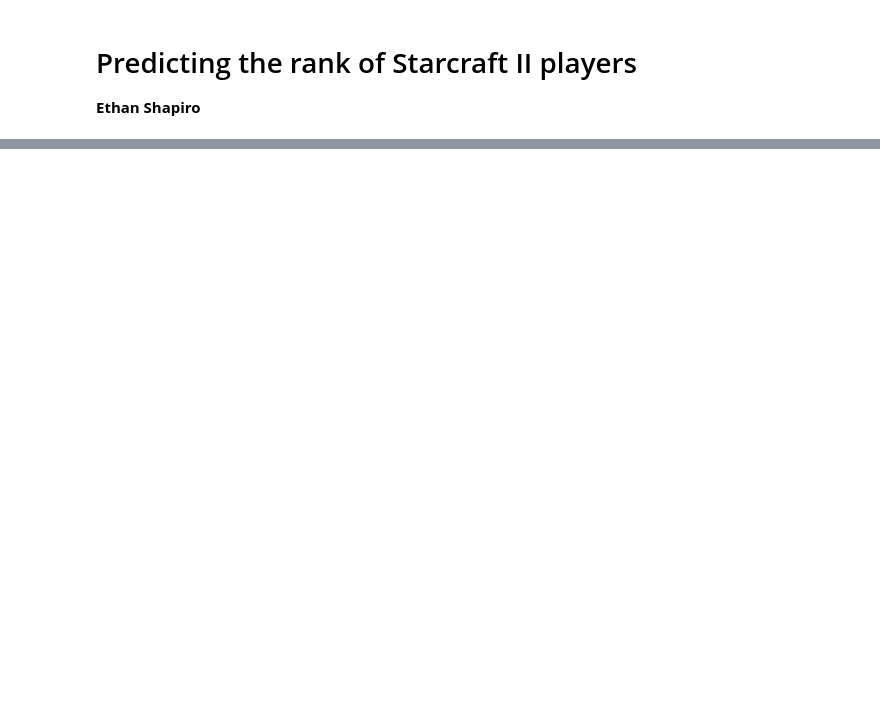
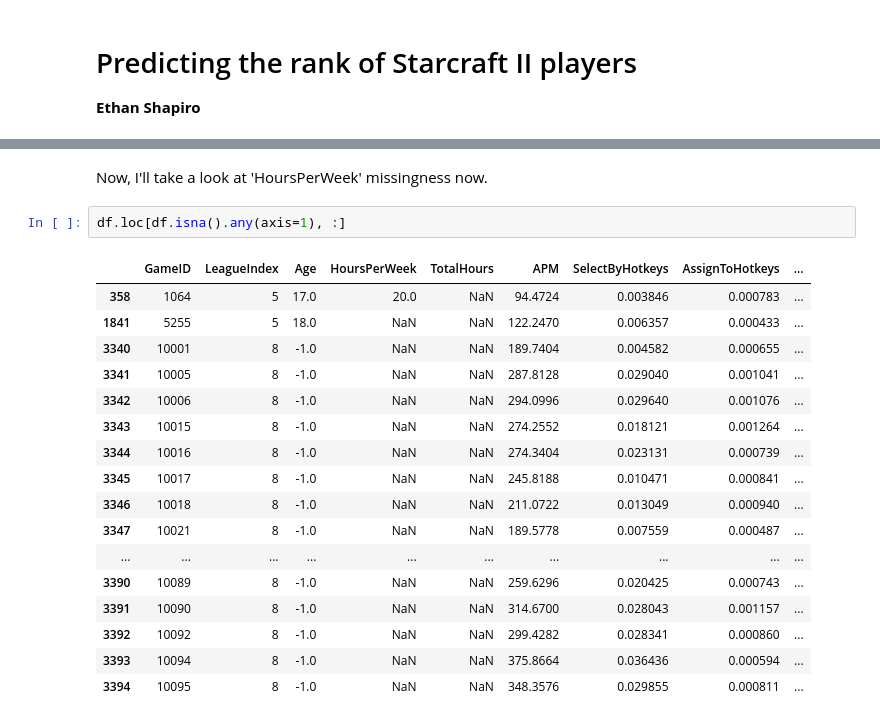
Before and after one commit to Ethan-Shapiro/EG-Starcraft-II-Project, a Jupyter notebook: notebook.ipynb, the cells around one changed output, grey strips where cells are left out. Drawn from its saved outputs; the diff is of its cells as text; blank space fills up the shorter version.

```diff
--- a/notebook.ipynb
+++ b/notebook.ipynb
@@ -108,0 +265,22 @@ Our model has worse precision for complainants that are non-minorities than it d
+# %% [markdown]
+Now, I'll take a look at 'HoursPerWeek' missingness now.
+# %%
+df.loc[df.isna().any(axis=1), :]
+# %% [output]
+|  | GameID | LeagueIndex | Age | HoursPerWeek | TotalHours | APM | SelectByHotkeys | AssignToHotkeys | ... |
+| 358 | 1064 | 5 | 17.0 | 20.0 | NaN | 94.4724 | 0.003846 | 0.000783 | ... |
+| 1841 | 5255 | 5 | 18.0 | NaN | NaN | 122.2470 | 0.006357 | 0.000433 | ... |
+| 3340 | 10001 | 8 | -1.0 | NaN | NaN | 189.7404 | 0.004582 | 0.000655 | ... |
+| 3341 | 10005 | 8 | -1.0 | NaN | NaN | 287.8128 | 0.029040 | 0.001041 | ... |
+| 3342 | 10006 | 8 | -1.0 | NaN | NaN | 294.0996 | 0.029640 | 0.001076 | ... |
+| 3343 | 10015 | 8 | -1.0 | NaN | NaN | 274.2552 | 0.018121 | 0.001264 | ... |
+| 3344 | 10016 | 8 | -1.0 | NaN | NaN | 274.3404 | 0.023131 | 0.000739 | ... |
+| 3345 | 10017 | 8 | -1.0 | NaN | NaN | 245.8188 | 0.010471 | 0.000841 | ... |
+| 3346 | 10018 | 8 | -1.0 | NaN | NaN | 211.0722 | 0.013049 | 0.000940 | ... |
+| 3347 | 10021 | 8 | -1.0 | NaN | NaN | 189.5778 | 0.007559 | 0.000487 | ... |
+| ... | ... | ... | ... | ... | ... | ... | ... | ... | ... |
+| 3390 | 10089 | 8 | -1.0 | NaN | NaN | 259.6296 | 0.020425 | 0.000743 | ... |
+| 3391 | 10090 | 8 | -1.0 | NaN | NaN | 314.6700 | 0.028043 | 0.001157 | ... |
+| 3392 | 10092 | 8 | -1.0 | NaN | NaN | 299.4282 | 0.028341 | 0.000860 | ... |
+| 3393 | 10094 | 8 | -1.0 | NaN | NaN | 375.8664 | 0.036436 | 0.000594 | ... |
+| 3394 | 10095 | 8 | -1.0 | NaN | NaN | 348.3576 | 0.029855 | 0.000811 | ... |
```
Also changed, not shown: parts of 15 cells of this notebook, 12 other files.
